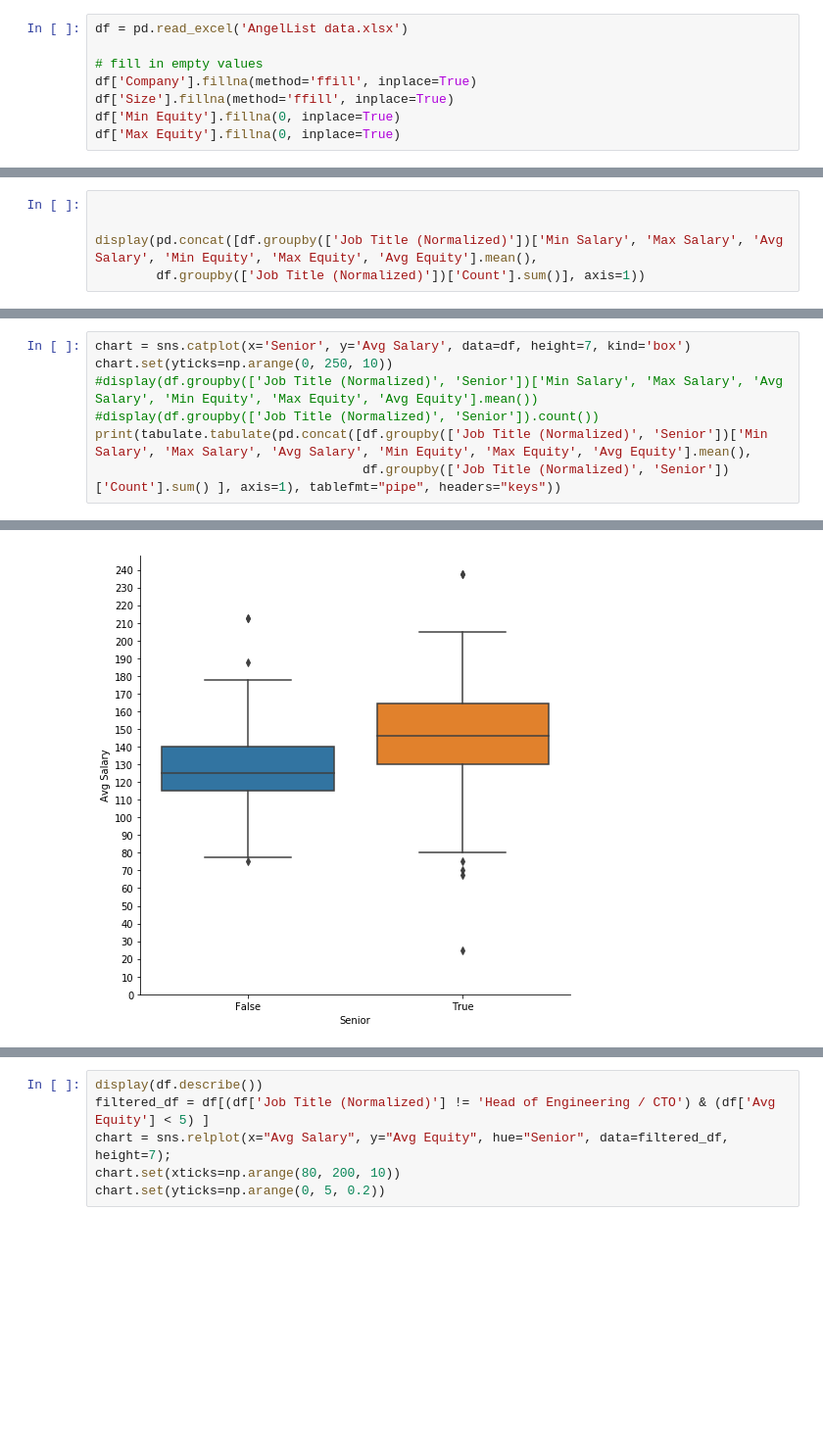
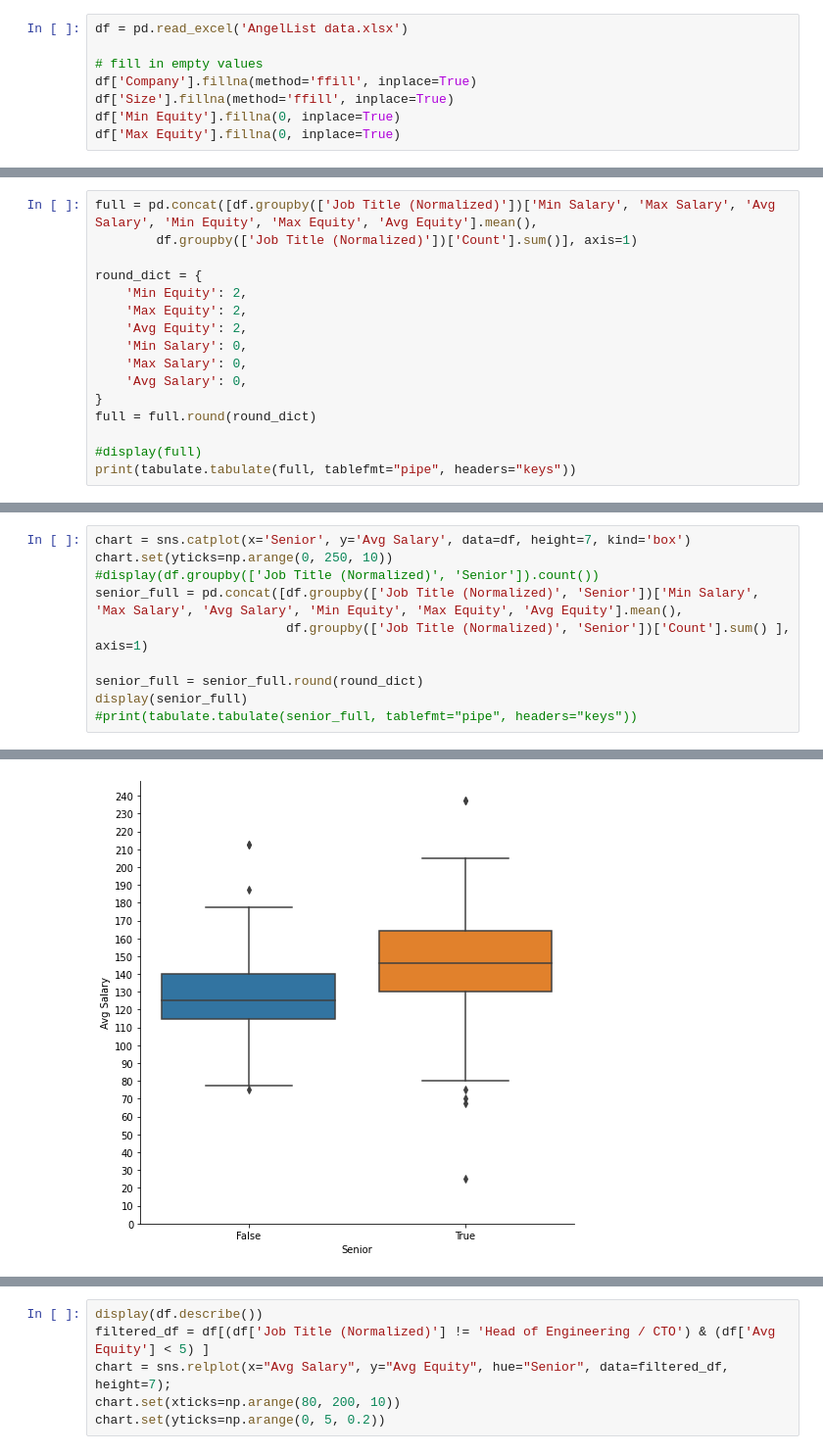
Before and after one commit to jcaip/startup, a Jupyter notebook: analysis.ipynb, the cells around one changed output, grey strips where cells are left out. Shown: that part at 98% size. Cells and saved outputs as stored; diff of their text form; blank space fills up the shorter version.

```diff
--- a/analysis.ipynb
+++ b/analysis.ipynb
@@ -28,8 +28,19 @@ display(df.head())
 | 3 | Terrace Consulting | NaN | 11-50 | Engineering Manager | Engineering Manager | 120 | 160 | 1.00 | ... |
 | 4 | Instrumental | Insights from your assembly line. | 11-50 | Senior Backend Engineer | Backend Engineer | 130 | 160 | 0.09 | ... |
 # %%
+full = pd.concat([df.groupby(['Job Title (Normalized)'])['Min Salary', 'Max Salary', 'Avg Salary', 'Min Equity', 'Max Equity', 'Avg Equity'].mean(),
+        df.groupby(['Job Title (Normalized)'])['Count'].sum()], axis=1)
 
+round_dict = {
+    'Min Equity': 2,
+    'Max Equity': 2,
+    'Avg Equity': 2,
+    'Min Salary': 0,
+    'Max Salary': 0,
+    'Avg Salary': 0,
+}
+full = full.round(round_dict)
 
-display(pd.concat([df.groupby(['Job Title (Normalized)'])['Min Salary', 'Max Salary', 'Avg Salary', 'Min Equity', 'Max Equity', 'Avg Equity'].mean(),
-        df.groupby(['Job Title (Normalized)'])['Count'].sum()], axis=1))
+#display(full)
+print(tabulate.tabulate(full, tablefmt="pipe", headers="keys"))
 # %% [output]
@@ -49,8 +60,11 @@ display(pd.concat([df.groupby(['Job Title (Normalized)'])['Min Salary', 'Max Sal
 # %%
 chart = sns.catplot(x='Senior', y='Avg Salary', data=df, height=7, kind='box')
 chart.set(yticks=np.arange(0, 250, 10))
-#display(df.groupby(['Job Title (Normalized)', 'Senior'])['Min Salary', 'Max Salary', 'Avg Salary', 'Min Equity', 'Max Equity', 'Avg Equity'].mean())
 #display(df.groupby(['Job Title (Normalized)', 'Senior']).count())
-print(tabulate.tabulate(pd.concat([df.groupby(['Job Title (Normalized)', 'Senior'])['Min Salary', 'Max Salary', 'Avg Salary', 'Min Equity', 'Max Equity', 'Avg Equity'].mean(),
-                                   df.groupby(['Job Title (Normalized)', 'Senior'])['Count'].sum() ], axis=1), tablefmt="pipe", headers="keys"))
+senior_full = pd.concat([df.groupby(['Job Title (Normalized)', 'Senior'])['Min Salary', 'Max Salary', 'Avg Salary', 'Min Equity', 'Max Equity', 'Avg Equity'].mean(),
+                         df.groupby(['Job Title (Normalized)', 'Senior'])['Count'].sum() ], axis=1)
+
+senior_full = senior_full.round(round_dict)
+display(senior_full)
+#print(tabulate.tabulate(senior_full, tablefmt="pipe", headers="keys"))
 # %% [output]
@@ -74,2 +89,2 @@ print(tabulate.tabulate(pd.concat([df.groupby(['Job Title (Normalized)', 'Senior
-[figure, old version]
+[figure, new version]
 # %%
```
Also changed, not shown: parts of 8 cells of this notebook.
